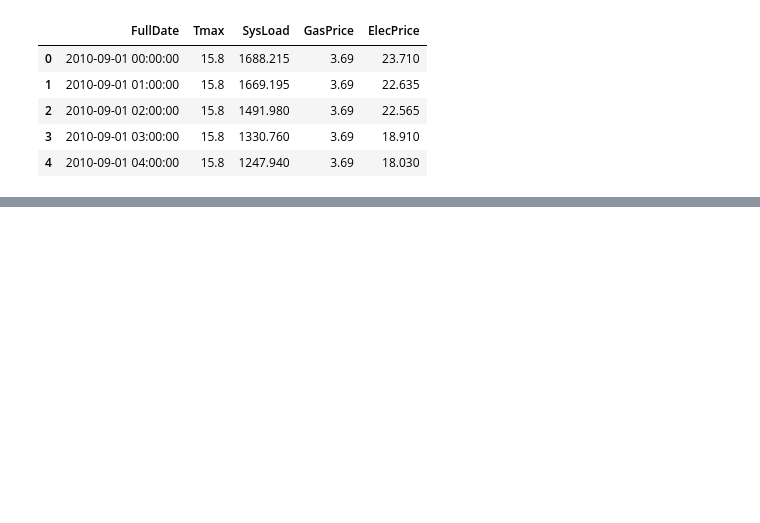
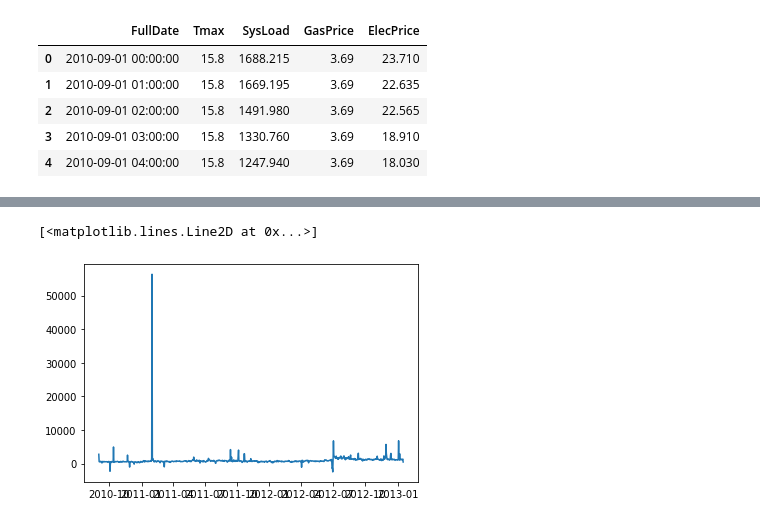
Before and after one commit to axshay007/Stage_E_assignment_sol, a Jupyter notebook: HAMOYE_STAGE_E.ipynb, the cells around one changed output, grey strips where cells are left out. Saved outputs shown, nothing was run; the diff lists cells and outputs as text; code cells hidden in the pictures; blank space fills up the shorter version.

```diff
--- a/HAMOYE_STAGE_E.ipynb
+++ b/HAMOYE_STAGE_E.ipynb
@@ -160,0 +94,2 @@ model.fit(train_)
+# %%
+Dataset['ds']=data['ds'].values
@@ -160,0 +133,2 @@ model.fit(train_)
+# %%
+dataset1=Dataset.iloc[0:20866,:]
@@ -160,0 +157,6 @@ model.fit(train_)
+# %%
+
+from datetime import datetime
+dataset1['ds'] = pd.to_datetime(dataset1.ds)
+
+dataset1.set_index('ds', inplace = True)
@@ -160,0 +169,2 @@ model.fit(train_)
+# %%
+datafrequency_daily = dataset1.resample('D').sum()
@@ -160,0 +188,5 @@ model.fit(train_)
+# %%
+plt.plot(datafrequency_daily.index,datafrequency_daily.y)
+# %% [output]
+[<matplotlib.lines.Line2D at 0x...>]
+[figure, added]
```
Also changed, not shown: parts of 55 cells of this notebook.
